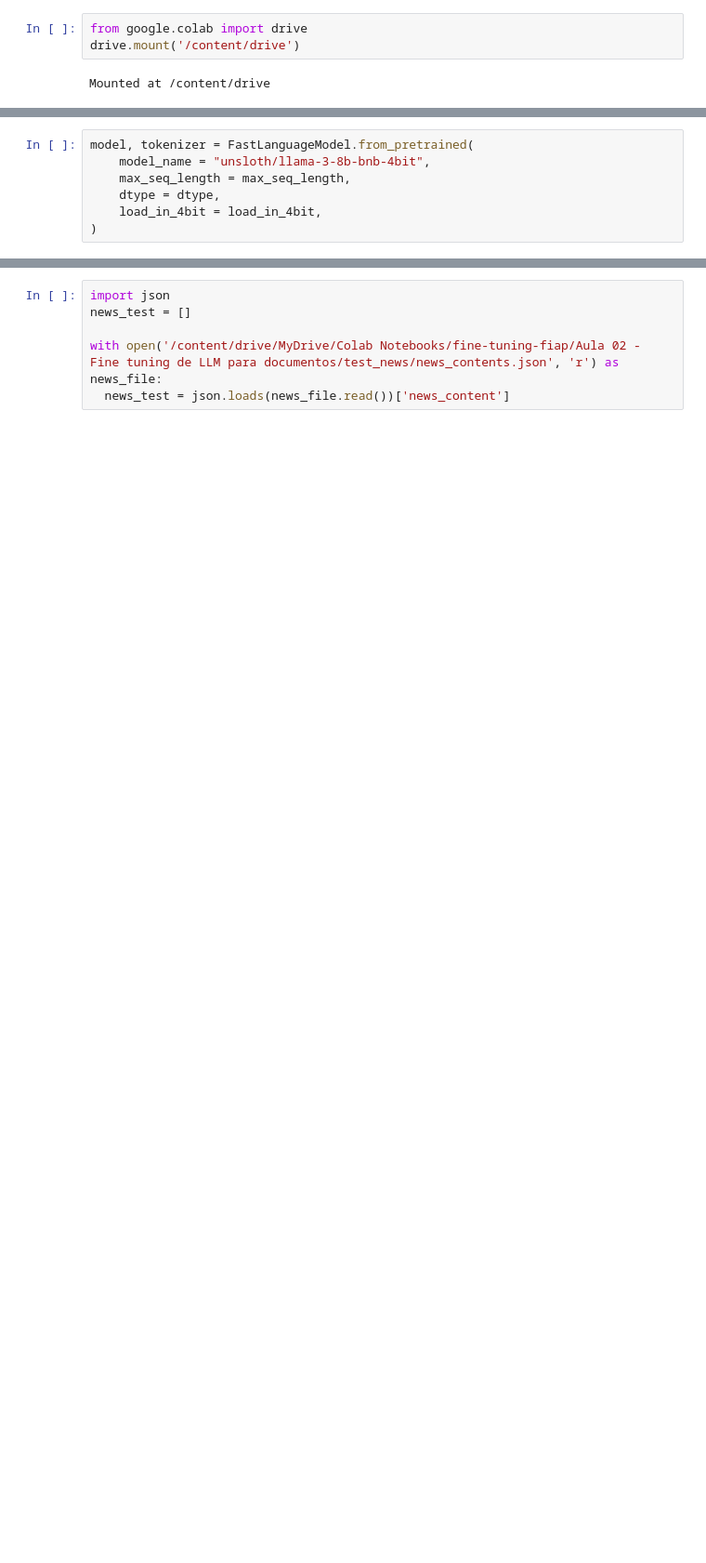
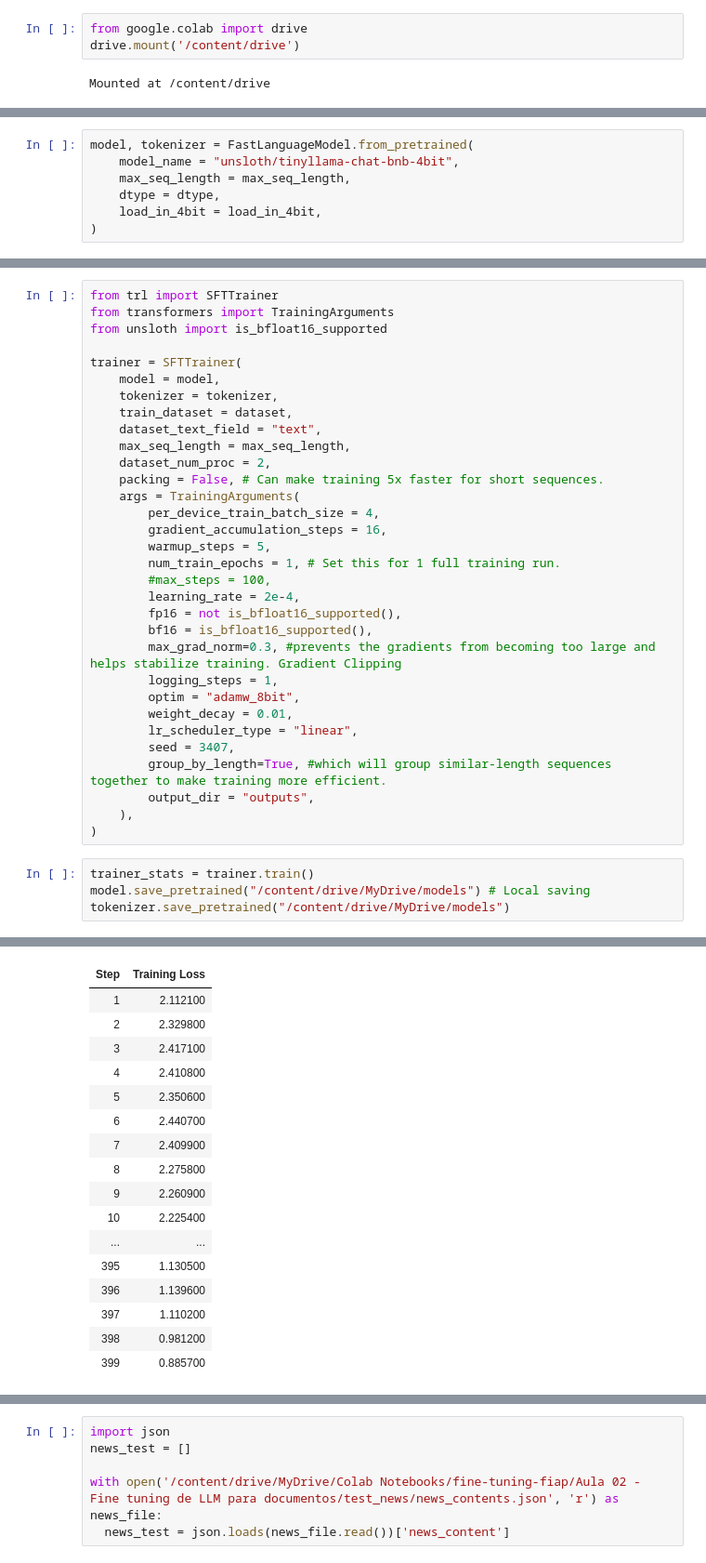
Before and after one commit to thiagoscerqueira/fiap_techchallenge_03, a Jupyter notebook: llama_finetuning.ipynb, the cells around one changed output, grey strips where cells are left out. Shown at 93% size. Drawn from its saved outputs; the diff is of its cells as text; blank space fills up the shorter version.

```diff
--- a/llama_finetuning.ipynb
+++ b/llama_finetuning.ipynb
@@ -62,7 +56,7 @@ Successfully installed triton-3.0.0
 🦥 Unsloth: Will patch your computer to enable 2x faster free finetuning.
 # %%
 model, tokenizer = FastLanguageModel.from_pretrained(
-    model_name = "unsloth/llama-3-8b-bnb-4bit",
+    model_name = "unsloth/tinyllama-chat-bnb-4bit",
     max_seq_length = max_seq_length,
     dtype = dtype,
     load_in_4bit = load_in_4bit,
@@ -124,0 +119,37 @@ dataset = dataset.map(formatting_prompts_func, batched = True,)
+# %%
+from trl import SFTTrainer
+from transformers import TrainingArguments
+from unsloth import is_bfloat16_supported
+
+trainer = SFTTrainer(
+    model = model,
+    tokenizer = tokenizer,
+    train_dataset = dataset,
+    dataset_text_field = "text",
+    max_seq_length = max_seq_length,
+    dataset_num_proc = 2,
+    packing = False, # Can make training 5x faster for short sequences.
+    args = TrainingArguments(
+        per_device_train_batch_size = 4,
+        gradient_accumulation_steps = 16,
+        warmup_steps = 5,
+        num_train_epochs = 1, # Set this for 1 full training run.
+        #max_steps = 100,
+        learning_rate = 2e-4,
+        fp16 = not is_bfloat16_supported(),
+        bf16 = is_bfloat16_supported(),
+        max_grad_norm=0.3, #prevents the gradients from becoming too large and helps stabilize training. Gradient Clipping
+        logging_steps = 1,
+        optim = "adamw_8bit",
+        weight_decay = 0.01,
+        lr_scheduler_type = "linear",
+        seed = 3407,
+        group_by_length=True, #which will group similar-length sequences together to make training more efficient.
+        output_dir = "outputs",
+    ),
+)
+# %%
+trainer_stats = trainer.train()
+model.save_pretrained("/content/drive/MyDrive/models") # Local saving
+tokenizer.save_pretrained("/content/drive/MyDrive/models")
+# %% [output]
@@ -124,0 +162,17 @@ dataset = dataset.map(formatting_prompts_func, batched = True,)
+| Step | Training Loss |
+| 1 | 2.112100 |
+| 2 | 2.329800 |
+| 3 | 2.417100 |
+| 4 | 2.410800 |
+| 5 | 2.350600 |
+| 6 | 2.440700 |
+| 7 | 2.409900 |
+| 8 | 2.275800 |
+| 9 | 2.260900 |
+| 10 | 2.225400 |
+| ... | ... |
+| 395 | 1.130500 |
+| 396 | 1.139600 |
+| 397 | 1.110200 |
+| 398 | 0.981200 |
+| 399 | 0.885700 |
```
Also changed, not shown: parts of 16 cells of this notebook.
